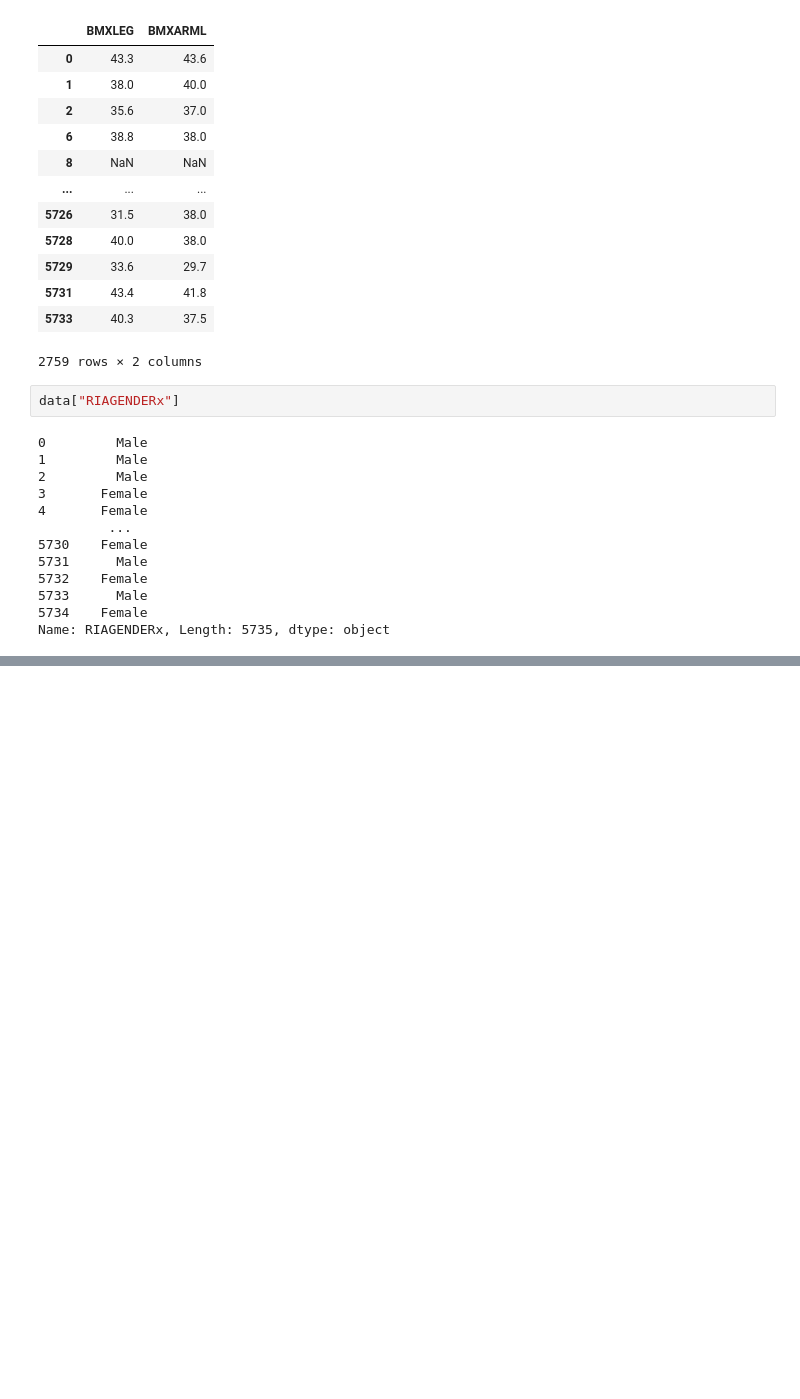
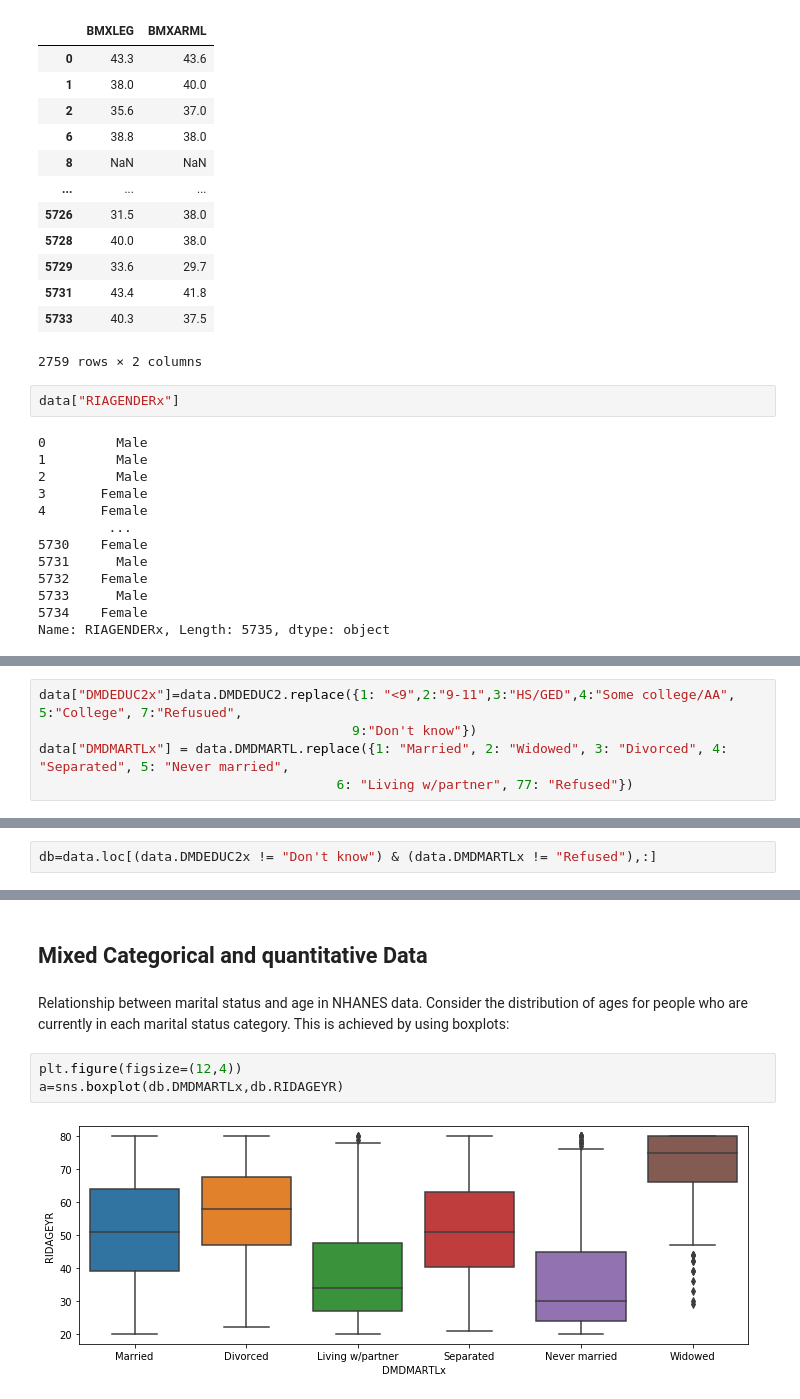
Before and after one commit to dabarbosa10/MichStat, a Jupyter notebook: week3/BivariateData.ipynb, the cells around one changed output, grey strips where cells are left out. Drawn from its saved outputs; the diff is of its cells as text; blank space fills up the shorter version.

```diff
--- a/week3/BivariateData.ipynb
+++ b/week3/BivariateData.ipynb
@@ -87,0 +98,5 @@ Name: RIAGENDERx, Length: 5735, dtype: object
+# %%
+data["DMDEDUC2x"]=data.DMDEDUC2.replace({1: "<9",2:"9-11",3:"HS/GED",4:"Some college/AA", 5:"College", 7:"Refusued",
+                                        9:"Don't know"})
+data["DMDMARTLx"] = data.DMDMARTL.replace({1: "Married", 2: "Widowed", 3: "Divorced", 4: "Separated", 5: "Never married",
+                                      6: "Living w/partner", 77: "Refused"})
@@ -87,0 +105,2 @@ Name: RIAGENDERx, Length: 5735, dtype: object
+# %%
+db=data.loc[(data.DMDEDUC2x != "Don't know") & (data.DMDMARTLx != "Refused"),:]
@@ -87,0 +177,9 @@ Name: RIAGENDERx, Length: 5735, dtype: object
+# %% [markdown]
+## Mixed Categorical and quantitative Data
+# %% [markdown]
+Relationship between marital status and age in NHANES data. Consider the distribution of ages for people who are currently in each marital status category. This is achieved by using boxplots:
+# %%
+plt.figure(figsize=(12,4))
+a=sns.boxplot(db.DMDMARTLx,db.RIDAGEYR)
+# %% [output]
+[figure, added]
```
Also changed, not shown: parts of 12 cells of this notebook.
